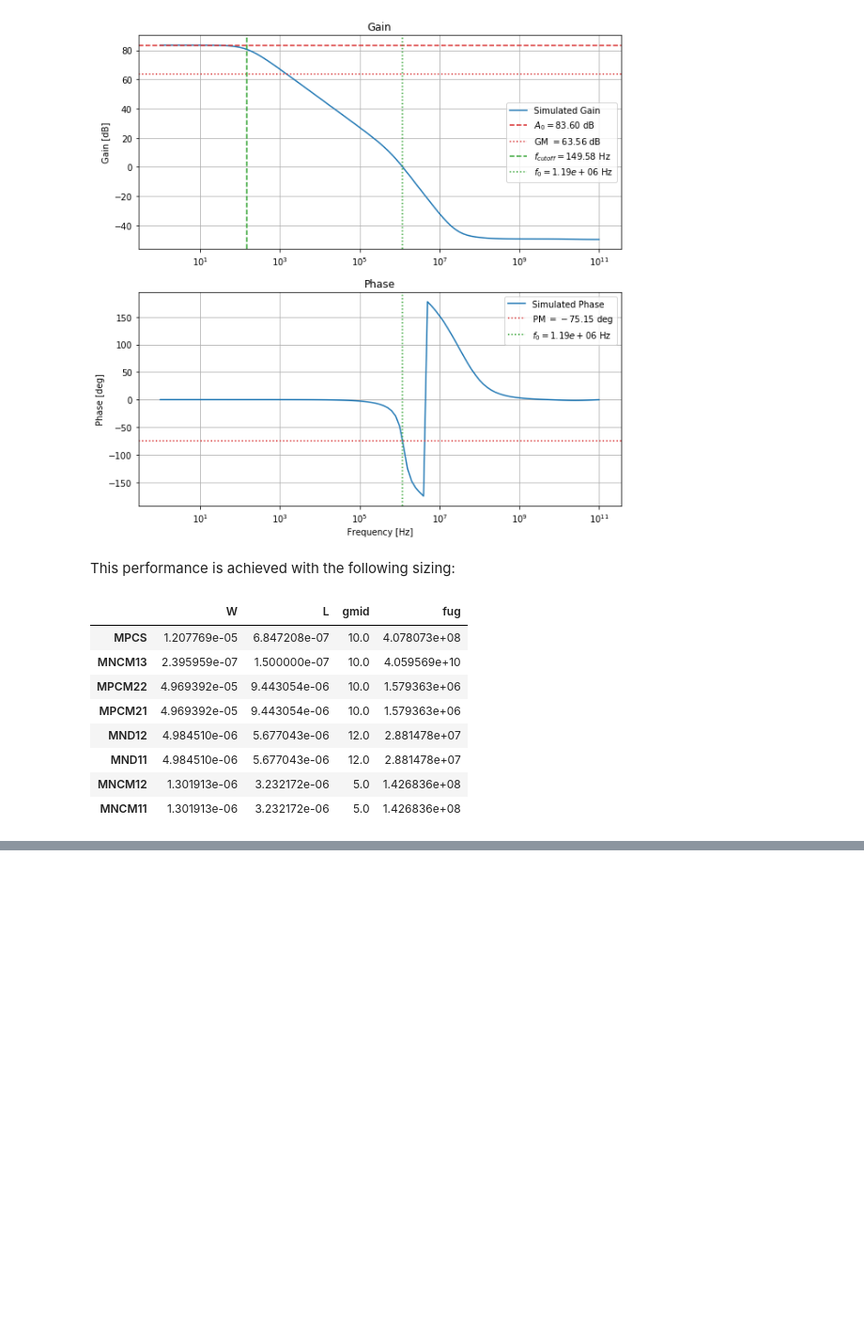
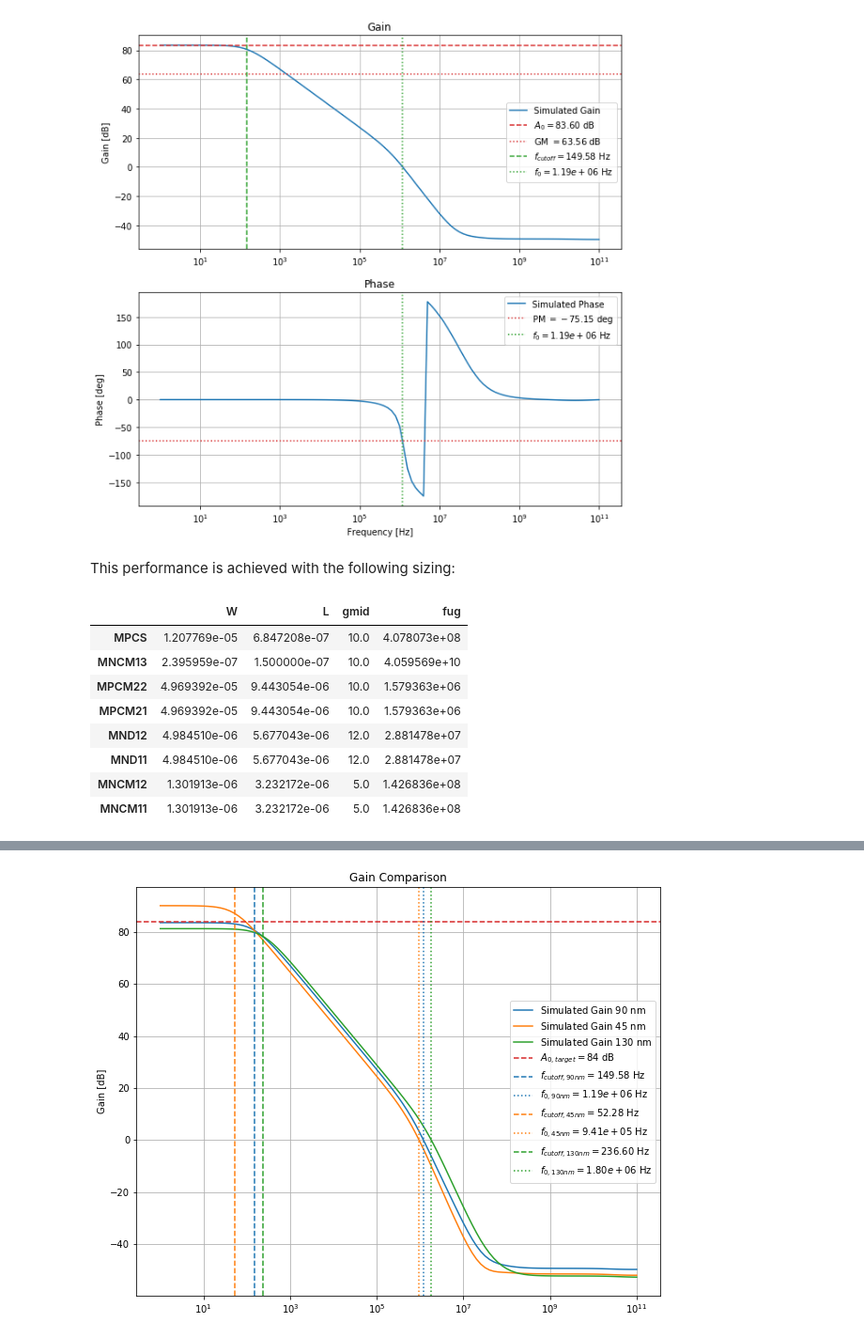
Before and after one commit to AugustUnderground/smacd2021-b4.4, a Jupyter notebook: notebooks/moa_sizing.ipynb, the cells around one changed output, grey strips where cells are left out. Shown at 94% size. Saved outputs shown, nothing was run; the diff lists cells and outputs as text; code cells hidden in the pictures; blank space fills up the shorter version.

Commit message:
technology comparison

```diff
--- a/notebooks/moa_sizing.ipynb
+++ b/notebooks/moa_sizing.ipynb
@@ -122,7 +116,7 @@ The `simulate` function takes a data frame with sizing parameters `W` and `L` as
 After modiying the corresponding model paramters within the `miller` sub circuit, the previously defined testbench is simulated.
 Frequency, Gain and Phase vectors are returned for further processing. Additionallly, the Simulated netlist is returned.
 # %%
-def simulate(sizing_data):
+def simulate(sizing_data, netlist):
     for device in sizing_data.index:
         moa.element(device).width  = sizing_data.loc[device].W
         moa.element(device).length = sizing_data.loc[device].L
@@ -382,7 +376,7 @@ def miller_gain_target( gmid_pcs, gmid_ncm13, gmid_pcm22, gmid_nd12, gmid_ncm12
     fug = map( lambda f: np.power(10, f)
              , [fug_pcs, fug_ncm13, fug_pcm22, fug_nd12, fug_ncm12] )
     apop = miller_op_approx(gmid_pcs, gmid_ncm13, gmid_pcm22, gmid_nd12, gmid_ncm12, *fug)
-    freq, gain, phase, _ = simulate(apop)
+    freq, gain, phase, _ = simulate(apop, netlist_90)
     perf = performance(freq, gain, phase)
     #return -perf["A0dB"]
     return np.abs(A0dB_target - perf["A0dB"])
@@ -532,0 +549,8 @@ apop[["W", "L", "gmid", "fug"]]
+# %%
+nmos = PrimitiveDevice(f"../models/example/45nm-nmos", params_x, params_y)
+pmos = PrimitiveDevice(f"../models/example/45nm-pmos", params_x, params_y)
+
+apop_45 = miller_op_approx( gmid_pcs_fix, gmid_ncm13_fix, gmid_pcm22_fix, gmid_nd12_fix, gmid_ncm12_fix
+                          , fug_pcs_prd,  fug_ncm13_prd,  fug_pcm22_prd,  fug_nd12_prd,  fug_ncm12_prd )
+freq_45, gain_45, phase_45, _ = simulate(apop_45, netlist_45)
+perf_45 = performance(freq_45, gain_45, phase_45)
@@ -532,0 +573,53 @@ apop[["W", "L", "gmid", "fug"]]
+# %%
+nmos = PrimitiveDevice(f"../models/example/45nm-nmos", params_x, params_y)
+pmos = PrimitiveDevice(f"../models/example/45nm-pmos", params_x, params_y)
+
+apop_130 = miller_op_approx( gmid_pcs_fix, gmid_ncm13_fix, gmid_pcm22_fix, gmid_nd12_fix, gmid_ncm12_fix
+                          , fug_pcs_prd,  fug_ncm13_prd,  fug_pcm22_prd,  fug_nd12_prd,  fug_ncm12_prd )
+freq_130, gain_130, phase_130, _ = simulate(apop_130, netlist_130)
+perf_130 = performance(freq_130, gain_130, phase_130)
+# %%
+fig, ax1 = plt.subplots(1, 1, figsize=(10,8))
+ax1.plot(freq_90, gain_90, label="Simulated Gain $90$ nm")
+ax1.plot(freq_45, gain_45, label="Simulated Gain $45$ nm")
+ax1.plot(freq_130, gain_130, label="Simulated Gain $130$ nm")
+
+ax1.axhline( y=A0dB_target
+           , color="tab:red"
+           , ls="dashed"
+           , label=f"$A_{{0, target}} = {A0dB_target}$ dB")
+
+ax1.axvline( x=perf_90["f3dB"]
+           , color="tab:blue"
+           , ls="dashed"
+           , label=f"$f_{{cutoff, 90nm}} = {perf_90['f3dB']:.2f}$ Hz")
+ax1.axvline( x=perf_90["fug"]
+           , color="tab:blue"
+           , ls="dotted"
+           , label=f"$f_{{0, 90nm}} = {perf_90['fug']:.2e}$ Hz")
+
+ax1.axvline( x=perf_45["f3dB"]
+           , color="tab:orange"
+           , ls="dashed"
+           , label=f"$f_{{cutoff, 45nm}} = {perf_45['f3dB']:.2f}$ Hz")
+ax1.axvline( x=perf_45["fug"]
+           , color="tab:orange"
+           , ls="dotted"
+           , label=f"$f_{{0, 45nm}} = {perf_45['fug']:.2e}$ Hz")
+
+ax1.axvline( x=perf_130["f3dB"]
+           , color="tab:green"
+           , ls="dashed"
+           , label=f"$f_{{cutoff, 130nm}} = {perf_130['f3dB']:.2f}$ Hz")
+ax1.axvline( x=perf_130["fug"]
+           , color="tab:green"
+           , ls="dotted"
+           , label=f"$f_{{0,130nm}} = {perf_130['fug']:.2e}$ Hz")
+
+ax1.set_title("Gain Comparison")
+ax1.set_xscale("log")
+ax1.set_ylabel("Gain [dB]")
+ax1.legend()
+ax1.grid("on")
+# %% [output]
+[figure, added]
```
Also changed, not shown: parts of 12 cells of this notebook.
